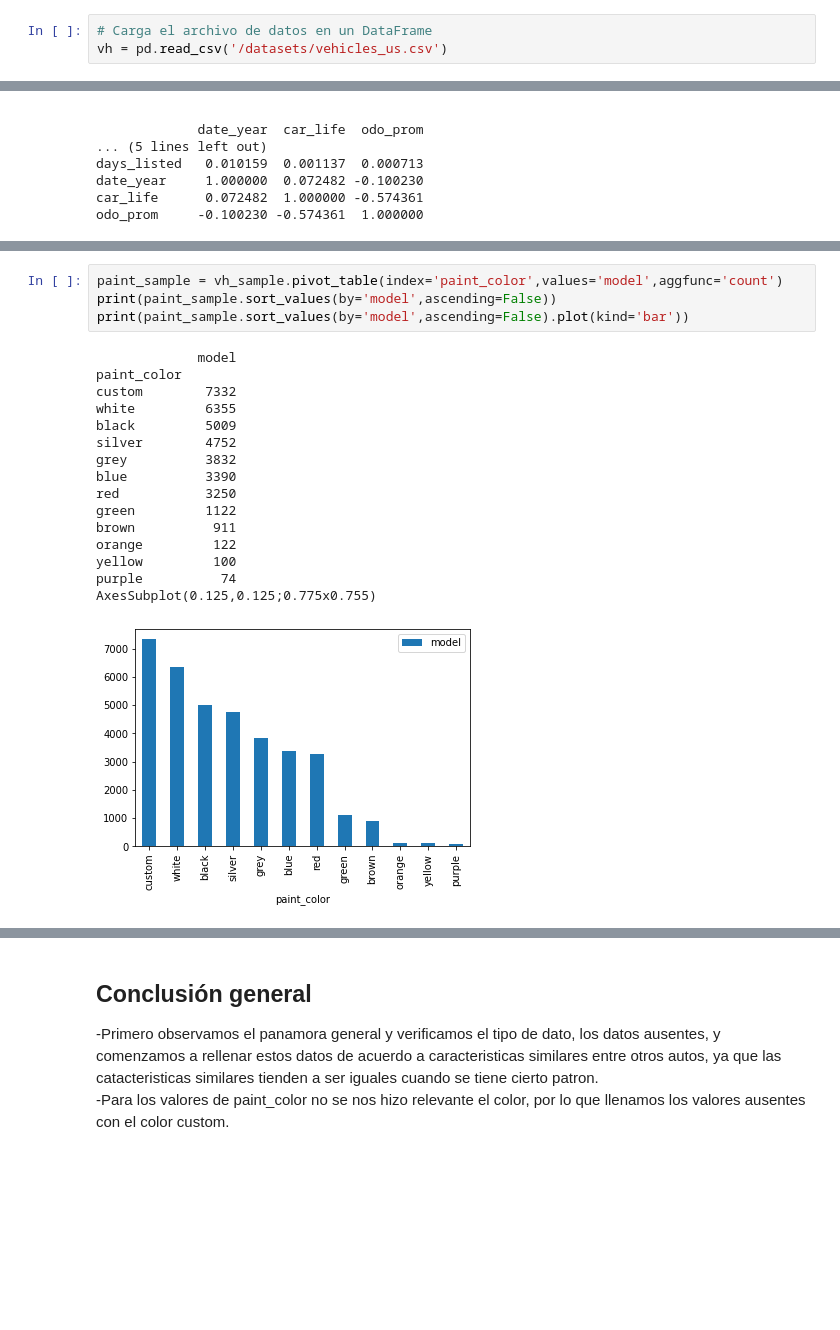
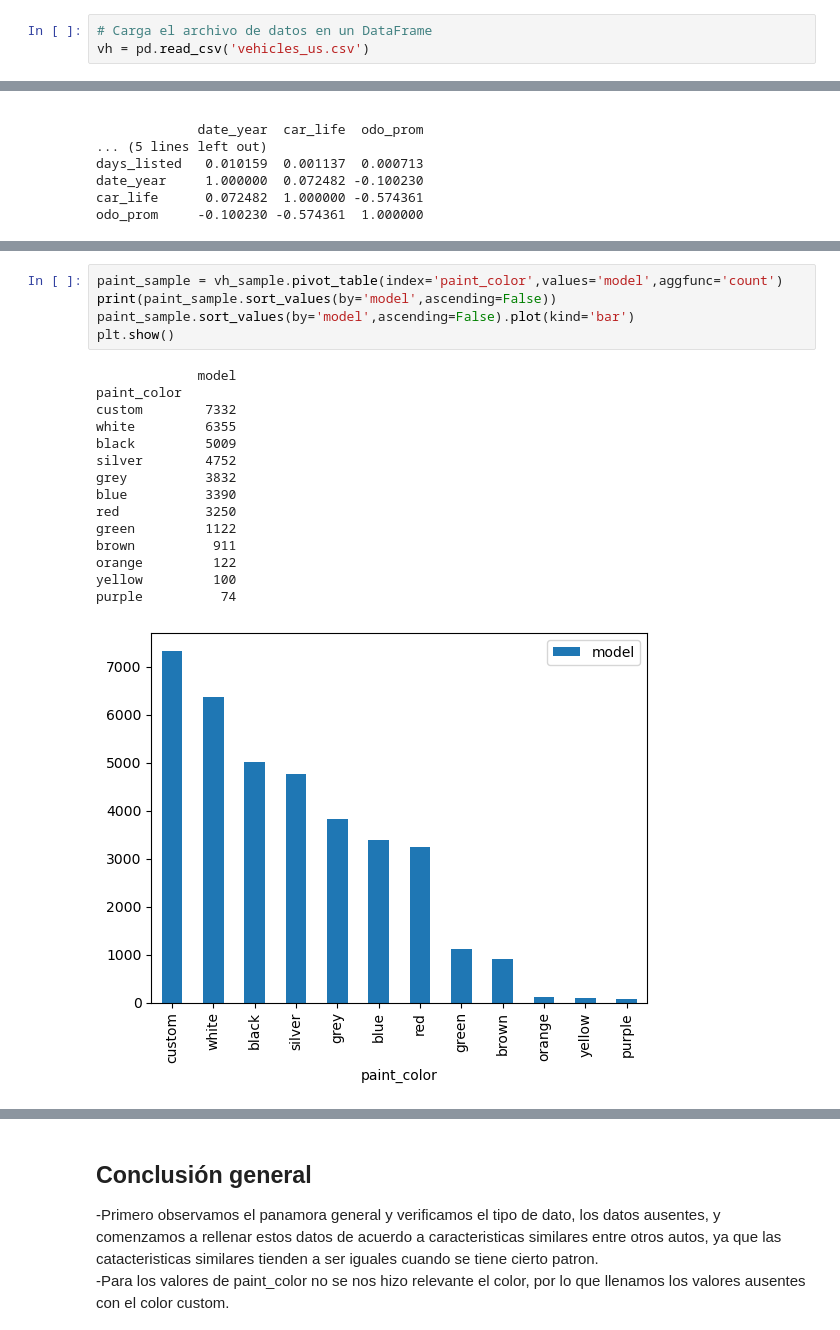
Before and after one commit to zyrusin/TripleTenProjects, a Jupyter notebook: Proyecto 3/Proyecto 3.ipynb, the cells around one changed output, grey strips where cells are left out. Drawn from its saved outputs; the diff is of its cells as text; blank space fills up the shorter version.

```diff
--- a/Proyecto 3/Proyecto 3.ipynb
+++ b/Proyecto 3/Proyecto 3.ipynb
@@ -50,4 +12,4 @@ import matplotlib.pyplot as plt
 ### Cargar datos
 # %%
 # Carga el archivo de datos en un DataFrame
-vh = pd.read_csv('/datasets/vehicles_us.csv')
+vh = pd.read_csv('vehicles_us.csv')
@@ -1787,24 +1594,24 @@ AxesSubplot(0.125,0.125;0.775x0.755)
 # %%
 paint_sample = vh_sample.pivot_table(index='paint_color',values='model',aggfunc='count')
 print(paint_sample.sort_values(by='model',ascending=False))
-print(paint_sample.sort_values(by='model',ascending=False).plot(kind='bar'))
+paint_sample.sort_values(by='model',ascending=False).plot(kind='bar')
+plt.show()
 # %% [output]
              model
 paint_color
 custom        7332
 white         6355
 black         5009
 silver        4752
 grey          3832
 blue          3390
 red           3250
 green         1122
 brown          911
 orange         122
 yellow         100
 purple          74
-AxesSubplot(0.125,0.125;0.775x0.755)
-[figure, old version]
+[figure, new version]
 # %%
 paint_sample = vh_sample.pivot_table(index='paint_color',values='model',aggfunc='count')
 print(paint_sample.sort_values(by='model',ascending=False))
```
Also changed, not shown: parts of 70 cells of this notebook.
